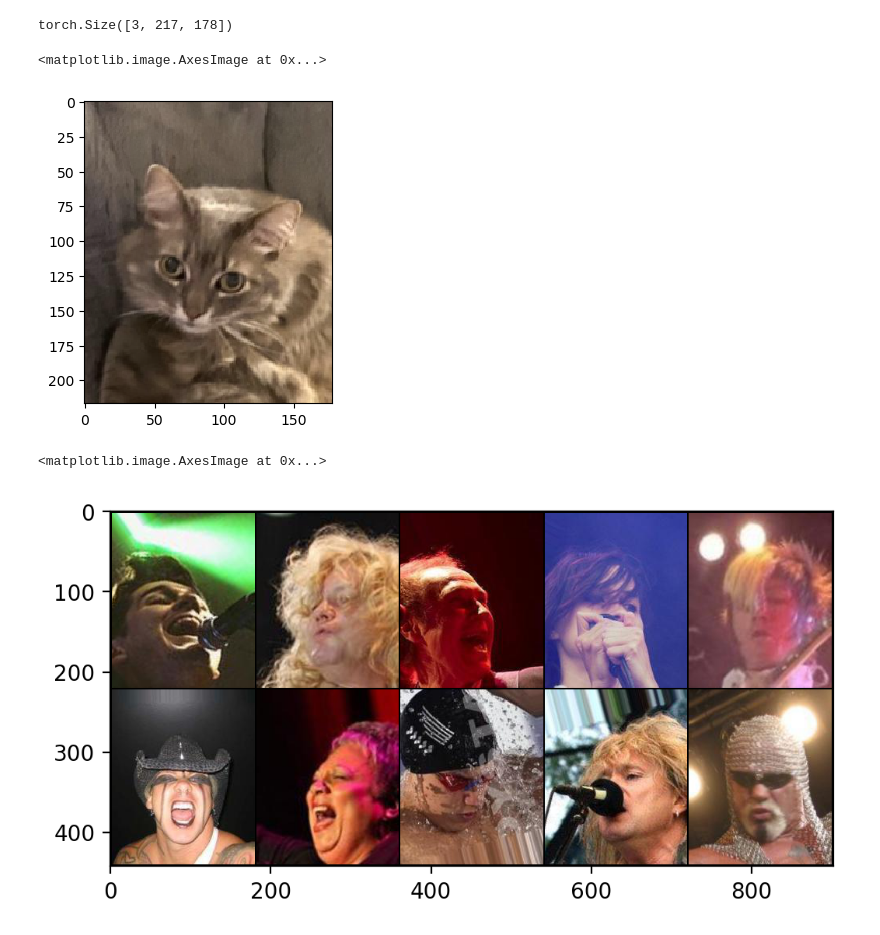
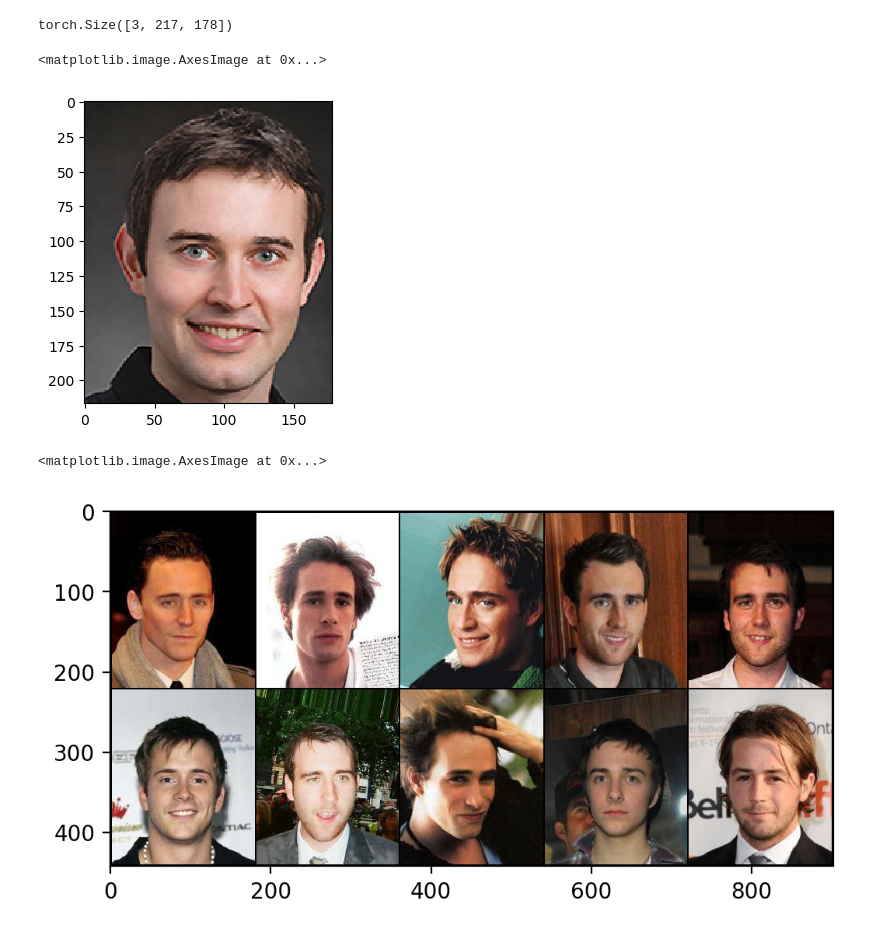
Before and after one commit to wzh0317/similar-face, a Jupyter notebook: Result.ipynb, the cells around one changed output. Drawn from its saved outputs; the diff is of its cells as text; code cells hidden in the pictures.

```diff
--- a/Result.ipynb
+++ b/Result.ipynb
@@ -107,21 +107,22 @@ embeddings = filenames_embeddings['embeddings']
 # %%
 transform = transforms.Compose([
     transforms.Resize((217, 178)),
     transforms.ToTensor(),
     lambda x: x[:3]
 ])
 
-target_filename = 'selfies/kiana1.png'
+target_filename = 'selfies/derek1.png'
 target_image = transform(Image.open(target_filename))
+
 print(target_image.shape)
 target_embedding = model.get_embedding(target_image.unsqueeze(0))[0].to('cpu').detach().numpy()
 distances = ((embeddings - target_embedding) ** 2).sum(axis=1)
 plt.figure(dpi=100)
 plt.imshow(np.transpose(target_image, (1, 2, 0)))
 # %% [output]
 torch.Size([3, 217, 178])
 <matplotlib.image.AxesImage at 0x...>
-[figure, old version]
+[figure, new version]
 # %%
 # find the k most similar faces
 k = 10
@@ -136,4 +137,4 @@ plt.figure(dpi=200)
 plt.imshow(k_closest_images)
 # %% [output]
 <matplotlib.image.AxesImage at 0x...>
-[figure, old version]
+[figure, new version]
```
Also changed, not shown: 10 other files.
